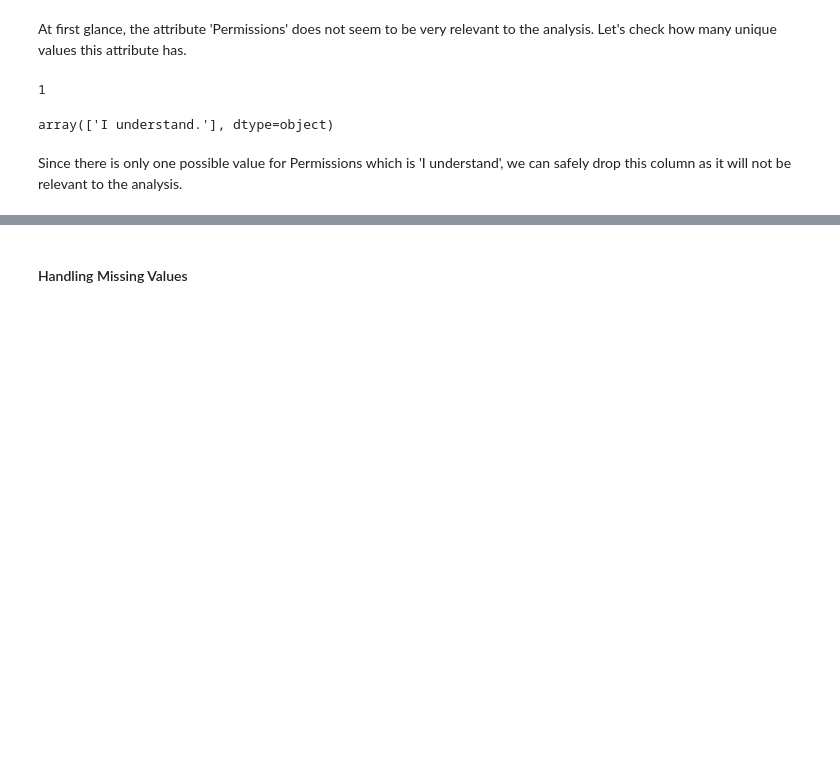
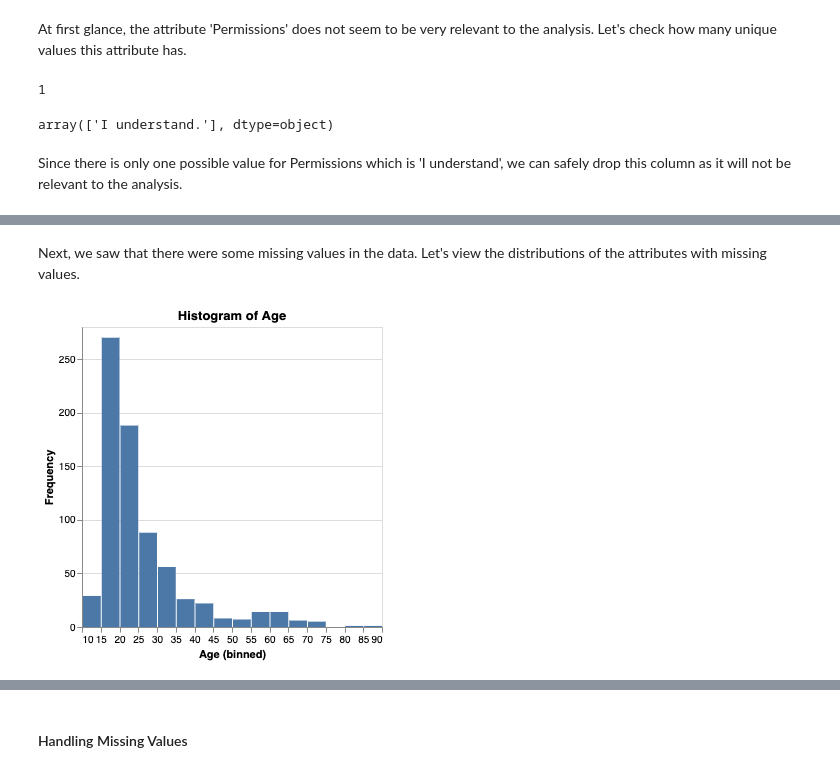
Before and after one commit to ubc-dsci320-2024w2/project-team_fabfour, a Jupyter notebook: analysis/Judy/analysis3.ipynb, the cells around one changed output, grey strips where cells are left out. Drawn from its saved outputs; the diff is of its cells as text; code cells hidden in the pictures; blank space fills up the shorter version.

```diff
--- a/analysis/Judy/analysis3.ipynb
+++ b/analysis/Judy/analysis3.ipynb
@@ -199,0 +208,11 @@ Now, we end up with 32 columns.
+# %% [markdown]
+Next, we saw that there were some missing values in the data. Let's view the distributions of the attributes with missing values.
+# %%
+# Age distribution
+age_dist = alt.Chart(mxmh).mark_bar().encode(
+            alt.X('Age', bin=alt.BinParams(maxbins=30), title='Age (binned)'),
+            alt.Y('count()', title='Frequency')
+).properties(title='Histogram of Age')
+age_dist
+# %% [output]
+[figure, added]
```
Also changed, not shown: parts of 24 cells of this notebook, 4 other files.
